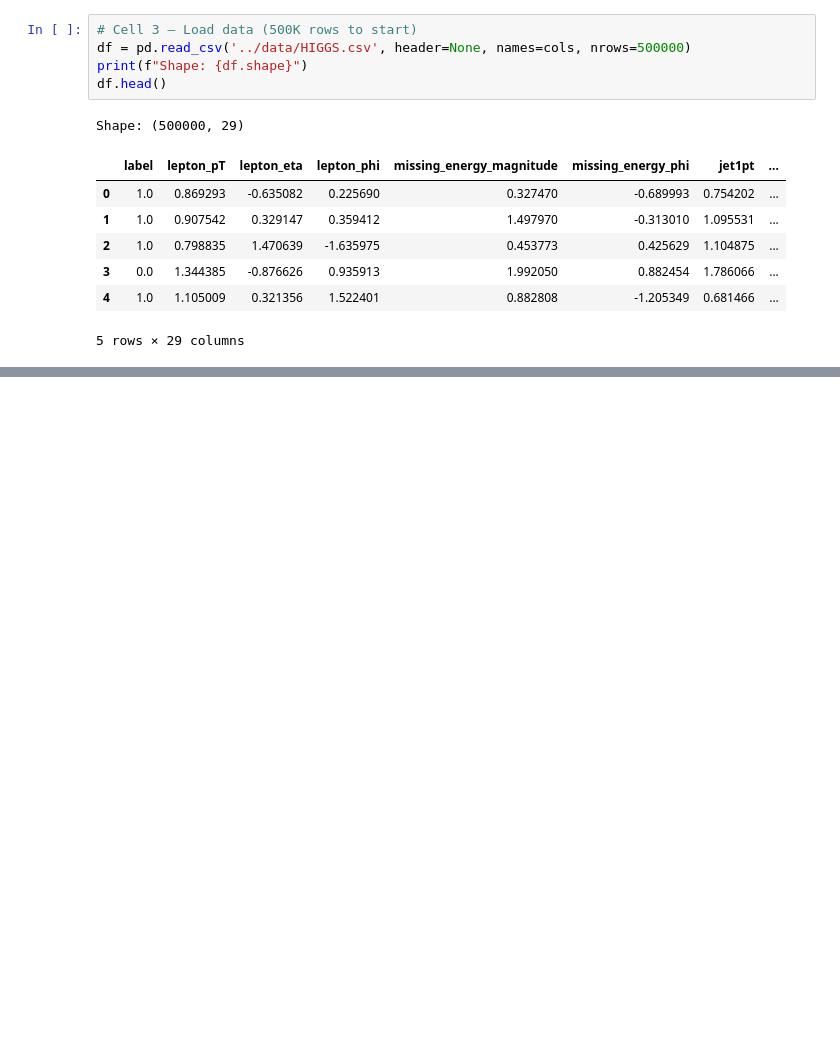
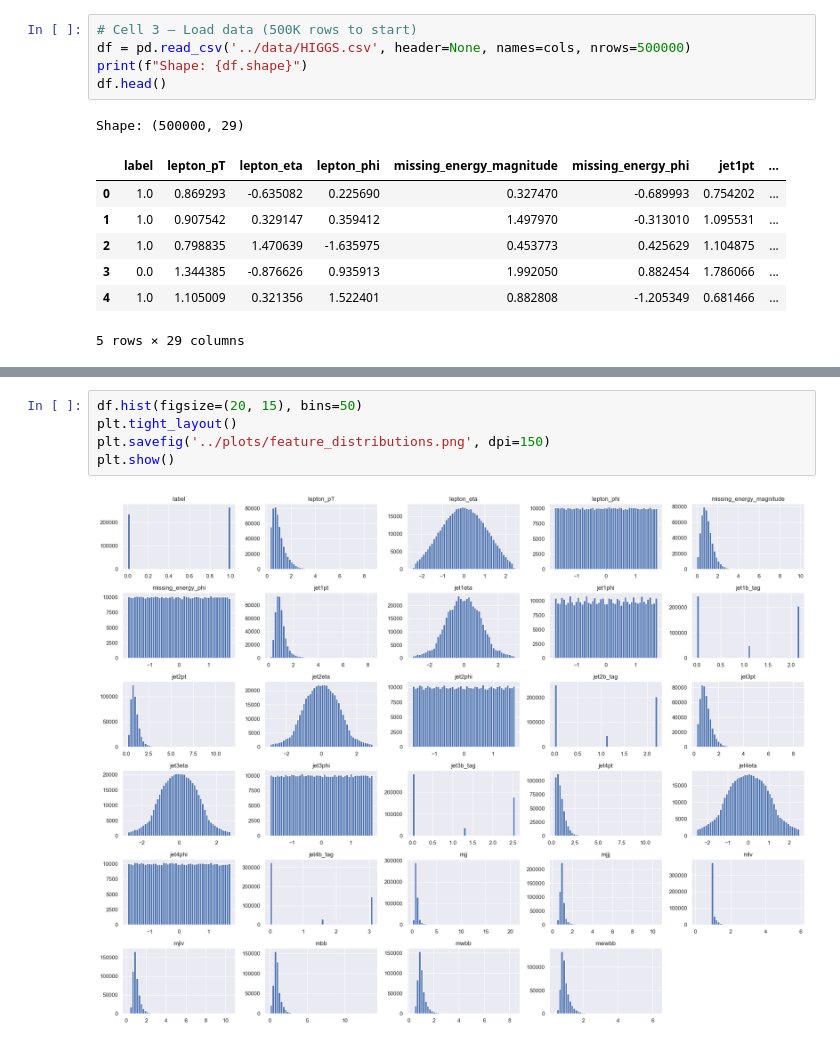
Before and after one commit to NuneGharibyan/higgs-boson-classification, a Jupyter notebook: notebooks/01_eda.ipynb, the cells around one changed output, grey strips where cells are left out. Saved outputs shown, nothing was run; the diff lists cells and outputs as text; blank space fills up the shorter version.

Commit message:
feat(eda): exploratory data analysis
- add plots

```diff
--- a/notebooks/01_eda.ipynb
+++ b/notebooks/01_eda.ipynb
@@ -35,0 +66,7 @@ Shape: (500000, 29)
+# %%
+df.hist(figsize=(20, 15), bins=50)
+plt.tight_layout()
+plt.savefig('../plots/feature_distributions.png', dpi=150)
+plt.show()
+# %% [output]
+[figure, added]
```
Also changed, not shown: parts of 7 cells of this notebook, 4 other files.
